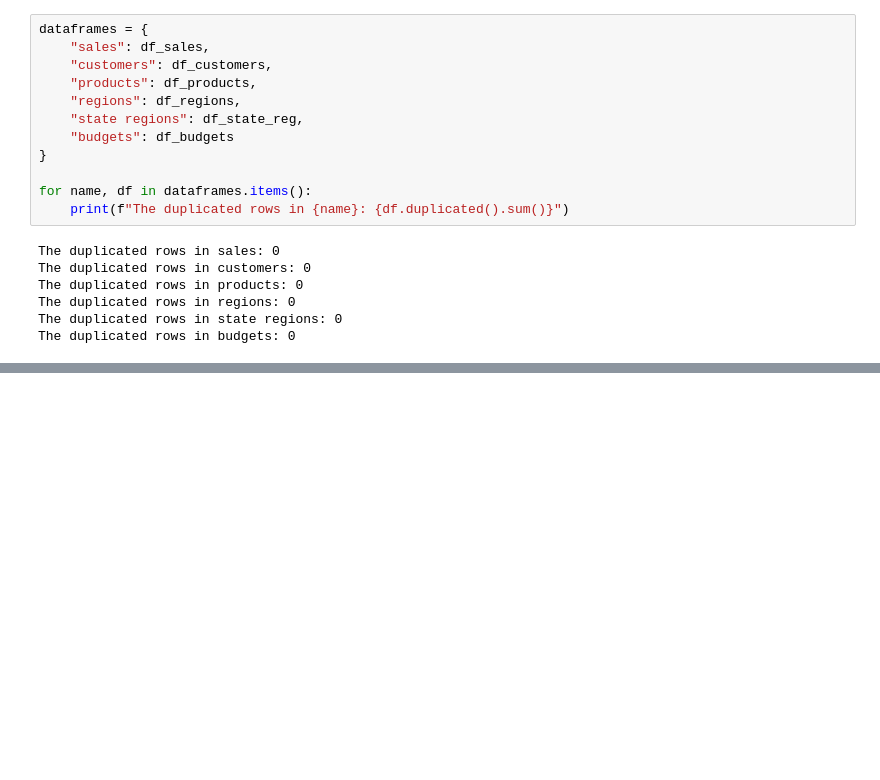
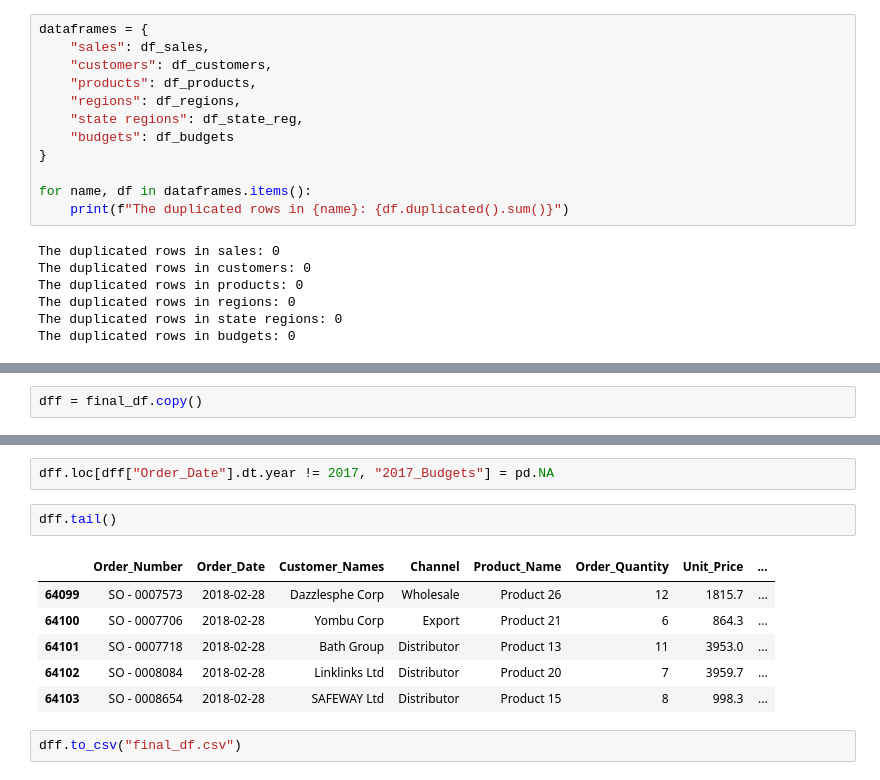
Before and after one commit to shovo3954-design/Portfolio_Of_Data_Analytics, a Jupyter notebook: Portfolio_Of_Data_Analyst/EDA.ipynb, the cells around one changed output, grey strips where cells are left out. Drawn from its saved outputs; the diff is of its cells as text; blank space fills up the shorter version.

```diff
--- a/Portfolio_Of_Data_Analyst/EDA.ipynb
+++ b/Portfolio_Of_Data_Analyst/EDA.ipynb
@@ -196,0 +412,2 @@ The duplicated rows in budgets: 0
+# %%
+dff = final_df.copy()
@@ -196,0 +422,13 @@ The duplicated rows in budgets: 0
+# %%
+dff.loc[dff["Order_Date"].dt.year != 2017, "2017_Budgets"] = pd.NA
+# %%
+dff.tail()
+# %% [output]
+|  | Order_Number | Order_Date | Customer_Names | Channel | Product_Name | Order_Quantity | Unit_Price | ... |
+| 64099 | SO - 0007573 | 2018-02-28 | Dazzlesphe Corp | Wholesale | Product 26 | 12 | 1815.7 | ... |
+| 64100 | SO - 0007706 | 2018-02-28 | Yombu Corp | Export | Product 21 | 6 | 864.3 | ... |
+| 64101 | SO - 0007718 | 2018-02-28 | Bath Group | Distributor | Product 13 | 11 | 3953.0 | ... |
+| 64102 | SO - 0008084 | 2018-02-28 | Linklinks Ltd | Distributor | Product 20 | 7 | 3959.7 | ... |
+| 64103 | SO - 0008654 | 2018-02-28 | SAFEWAY Ltd | Distributor | Product 15 | 8 | 998.3 | ... |
+# %%
+dff.to_csv("final_df.csv")
```
Also changed, not shown: parts of 31 cells of this notebook, 1 other file.
